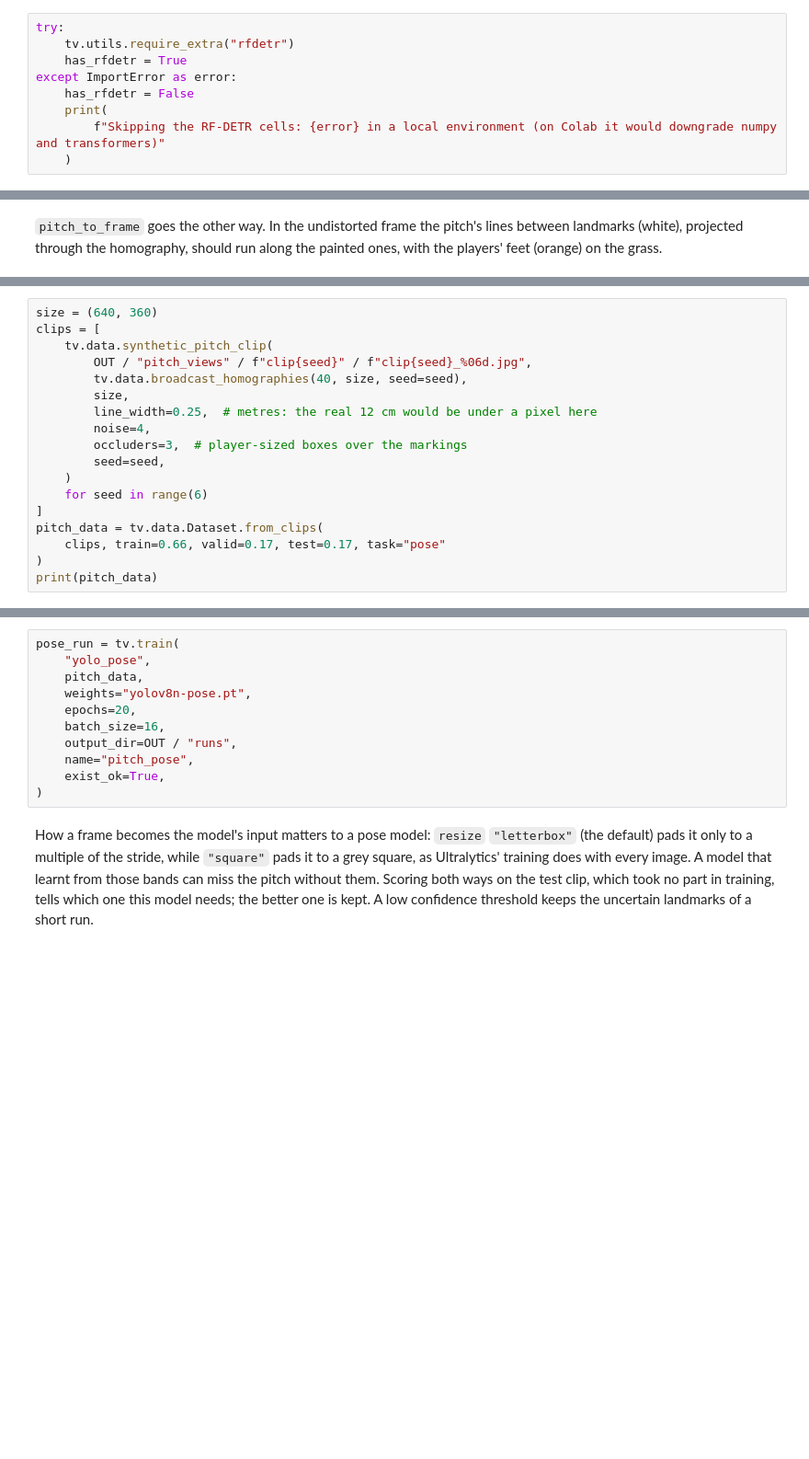
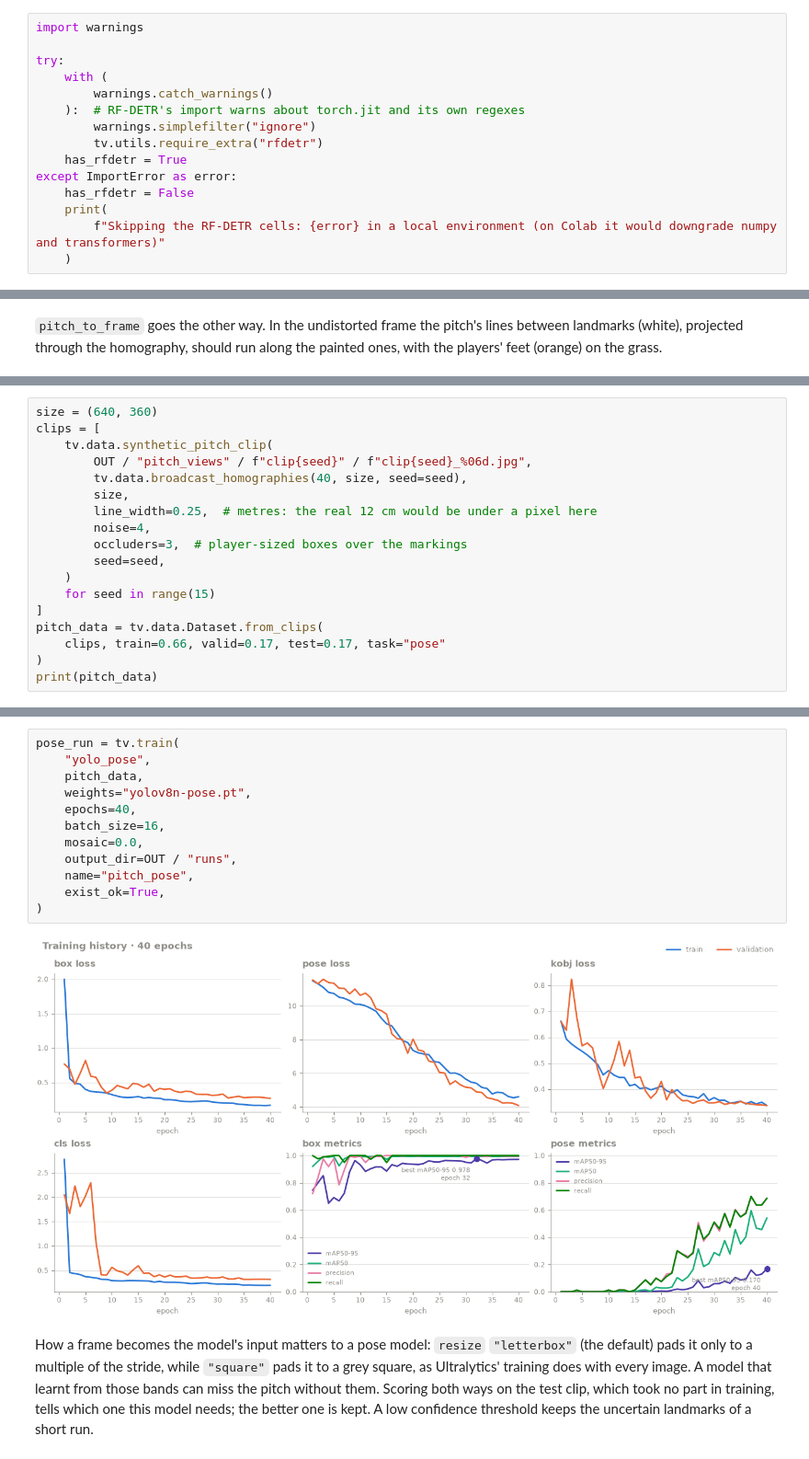
Before and after one commit to RedHot099/TactiFootVision, a Jupyter notebook: notebooks/04_inference.ipynb, the cells around one changed output, grey strips where cells are left out. Shown at 92% size. Cells and saved outputs as stored; diff of their text form; blank space fills up the shorter version.

```diff
--- a/notebooks/04_inference.ipynb
+++ b/notebooks/04_inference.ipynb
@@ -125,8 +134,14 @@ environment with the extra (`pip install "tactifoot-vision[rfdetr]"`, or
 `uv sync --extra rfdetr` in a checkout) runs them. The saved outputs of this
 notebook come from such a run.
 # %%
+import warnings
+
 try:
-    tv.utils.require_extra("rfdetr")
+    with (
+        warnings.catch_warnings()
+    ):  # RF-DETR's import warns about torch.jit and its own regexes
+        warnings.simplefilter("ignore")
+        tv.utils.require_extra("rfdetr")
     has_rfdetr = True
 except ImportError as error:
     has_rfdetr = False
@@ -251,7 +282,7 @@ clips = [
         occluders=3,  # player-sized boxes over the markings
         seed=seed,
     )
-    for seed in range(6)
+    for seed in range(15)
 ]
 pitch_data = tv.data.Dataset.from_clips(
     clips, train=0.66, valid=0.17, test=0.17, task="pose"
@@ -260,14 +293,17 @@ print(pitch_data)
 # %%
 pose_run = tv.train(
     "yolo_pose",
     pitch_data,
     weights="yolov8n-pose.pt",
-    epochs=20,
+    epochs=40,
     batch_size=16,
+    mosaic=0.0,
     output_dir=OUT / "runs",
     name="pitch_pose",
     exist_ok=True,
 )
+# %% [output]
+[figure, added]
 # %% [markdown]
 How a frame becomes the model's input matters to a pose model: `resize`
 `"letterbox"` (the default) pads it only to a multiple of the stride, while
```
Also changed, not shown: parts of 27 cells of this notebook, 17 other files.
